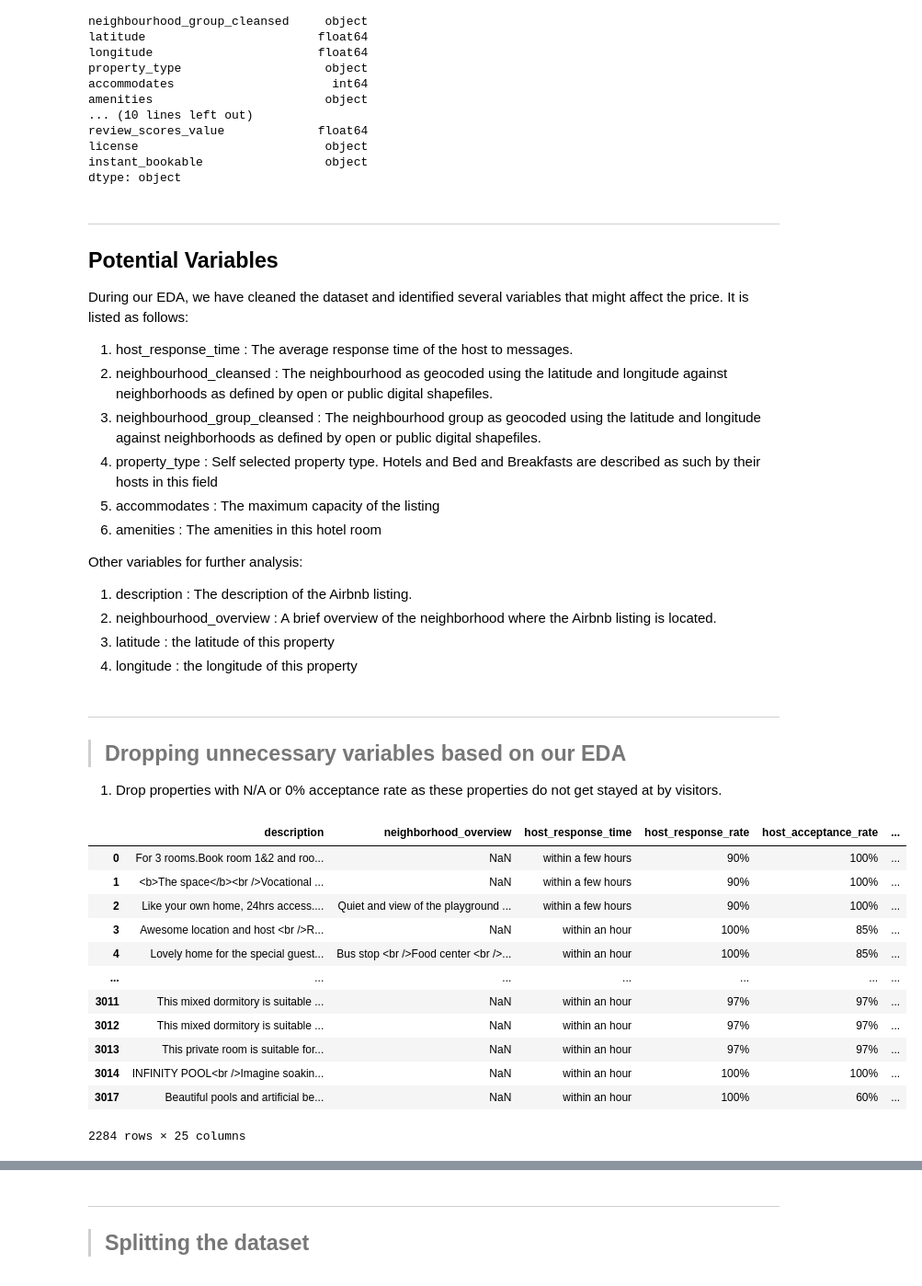
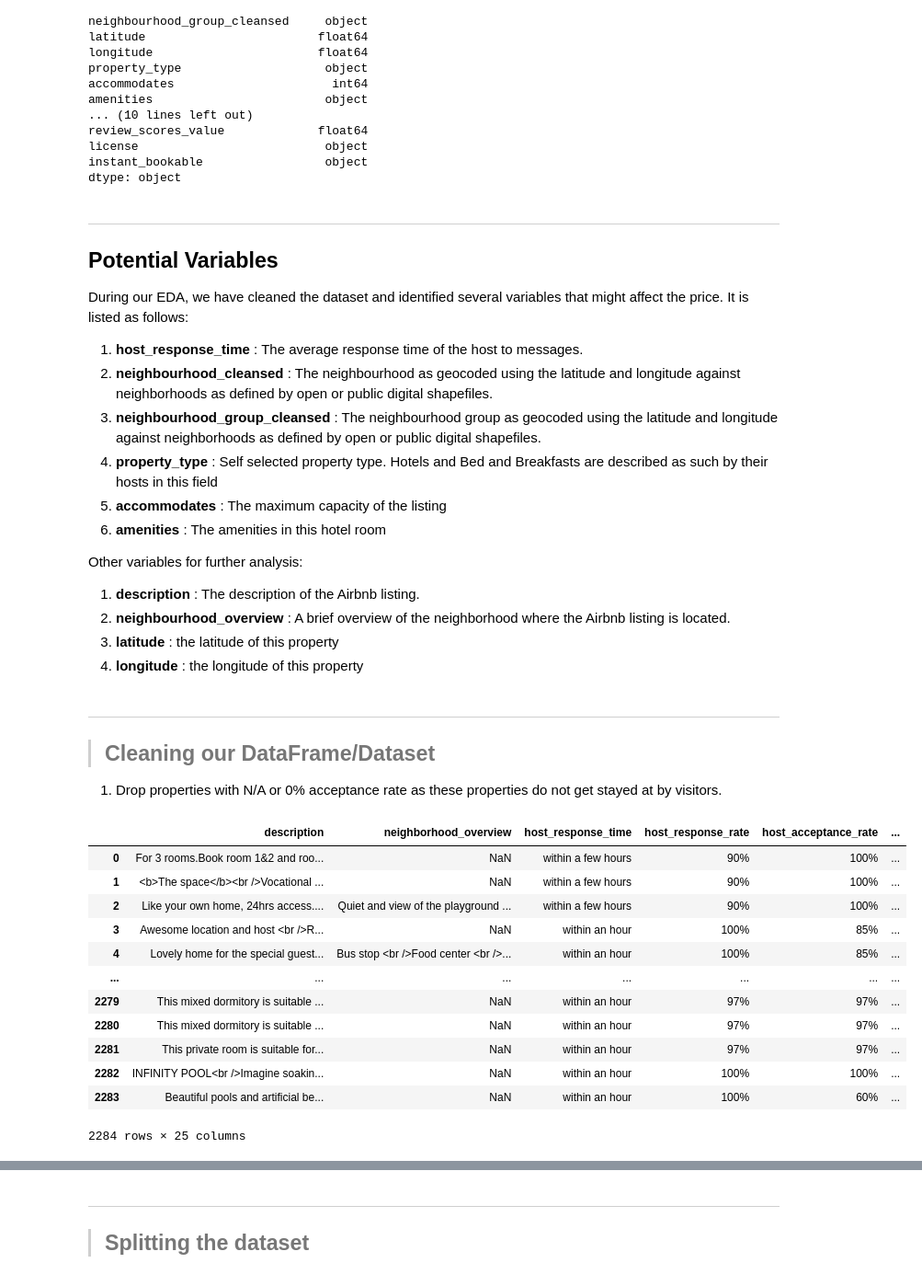
Before and after one commit to isaacchunn/SC1015_MiniPrj_Airbnb, a Jupyter notebook: AirbnbAnalysis.ipynb, the cells around one changed output, grey strips where cells are left out. Shown at 92% size. Drawn from its saved outputs; the diff is of its cells as text; code cells hidden in the pictures.

```diff
--- a/AirbnbAnalysis.ipynb
+++ b/AirbnbAnalysis.ipynb
@@ -190,41 +201,43 @@ dtype: object
 ## Potential Variables
 During our EDA, we have cleaned the dataset and identified several variables that might affect the price. It is listed as follows:
 
-1. host_response_time : The average response time of the host to messages.
-2. neighbourhood_cleansed : The neighbourhood as geocoded using the latitude and longitude against neighborhoods as defined by open or public digital shapefiles.
-3. neighbourhood_group_cleansed : The neighbourhood group as geocoded using the latitude and longitude against neighborhoods as defined by open or public digital shapefiles.
-4. property_type : Self selected property type. Hotels and Bed and Breakfasts are described as such by their hosts in this field
-5. accommodates : The maximum capacity of the listing
-6. amenities : The amenities in this hotel room
+1. **host_response_time** : The average response time of the host to messages.
+2. **neighbourhood_cleansed** : The neighbourhood as geocoded using the latitude and longitude against neighborhoods as defined by open or public digital shapefiles.
+3. **neighbourhood_group_cleansed** : The neighbourhood group as geocoded using the latitude and longitude against neighborhoods as defined by open or public digital shapefiles.
+4. **property_type** : Self selected property type. Hotels and Bed and Breakfasts are described as such by their hosts in this field
+5. **accommodates** : The maximum capacity of the listing
+6. **amenities** : The amenities in this hotel room
 
 Other variables for further analysis:
-1. description : The description of the Airbnb listing.
-2. neighbourhood_overview : A brief overview of the neighborhood where the Airbnb listing is located.
-3. latitude : the latitude of this property
-4. longitude : the longitude of this property
+1. **description** : The description of the Airbnb listing.
+2. **neighbourhood_overview** : A brief overview of the neighborhood where the Airbnb listing is located.
+3. **latitude** : the latitude of this property
+4. **longitude** : the longitude of this property
 # %% [markdown]
 ---
 
->## Dropping unnecessary variables based on our EDA
+>## Cleaning our DataFrame/Dataset
 
 1. Drop properties with N/A or 0% acceptance rate as these properties do not get stayed at by visitors.
 # %%
 #Drop all the properties that has no host acceptance rate then drop
 airDF = airDF.dropna(subset=["host_acceptance_rate"])
 #Then remove all the 0% acceptance rate
 airDF = airDF[airDF["host_acceptance_rate"] != 0]
+#Resort our indexes
+airDF = airDF.reset_index(drop=True)
 airDF
 # %% [output]
 |  | description | neighborhood_overview | host_response_time | host_response_rate | host_acceptance_rate | ... |
 | 0 | For 3 rooms.Book room 1&2 and roo... | NaN | within a few hours | 90% | 100% | ... |
 | 1 | <b>The space</b><br />Vocational ... | NaN | within a few hours | 90% | 100% | ... |
 | 2 | Like your own home, 24hrs access.... | Quiet and view of the playground ... | within a few hours | 90% | 100% | ... |
 | 3 | Awesome location and host <br />R... | NaN | within an hour | 100% | 85% | ... |
 | 4 | Lovely home for the special guest... | Bus stop <br />Food center <br />... | within an hour | 100% | 85% | ... |
 | ... | ... | ... | ... | ... | ... | ... |
-| 3011 | This mixed dormitory is suitable ... | NaN | within an hour | 97% | 97% | ... |
-| 3012 | This mixed dormitory is suitable ... | NaN | within an hour | 97% | 97% | ... |
-| 3013 | This private room is suitable for... | NaN | within an hour | 97% | 97% | ... |
-| 3014 | INFINITY POOL<br />Imagine soakin... | NaN | within an hour | 100% | 100% | ... |
-| 3017 | Beautiful pools and artificial be... | NaN | within an hour | 100% | 60% | ... |
+| 2279 | This mixed dormitory is suitable ... | NaN | within an hour | 97% | 97% | ... |
+| 2280 | This mixed dormitory is suitable ... | NaN | within an hour | 97% | 97% | ... |
+| 2281 | This private room is suitable for... | NaN | within an hour | 97% | 97% | ... |
+| 2282 | INFINITY POOL<br />Imagine soakin... | NaN | within an hour | 100% | 100% | ... |
+| 2283 | Beautiful pools and artificial be... | NaN | within an hour | 100% | 60% | ... |
 2284 rows × 25 columns
```
Also changed, not shown: parts of 48 cells of this notebook.
